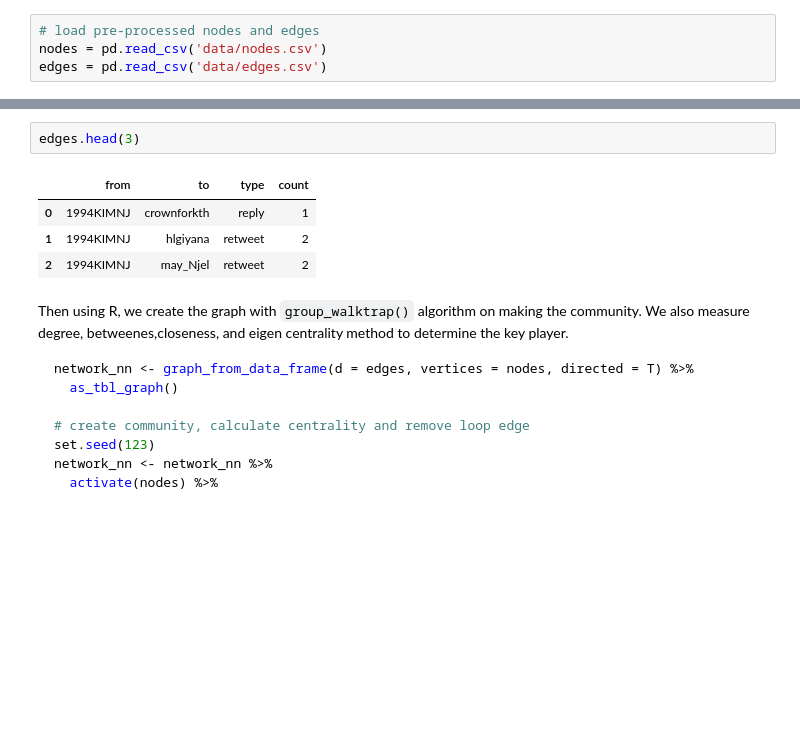
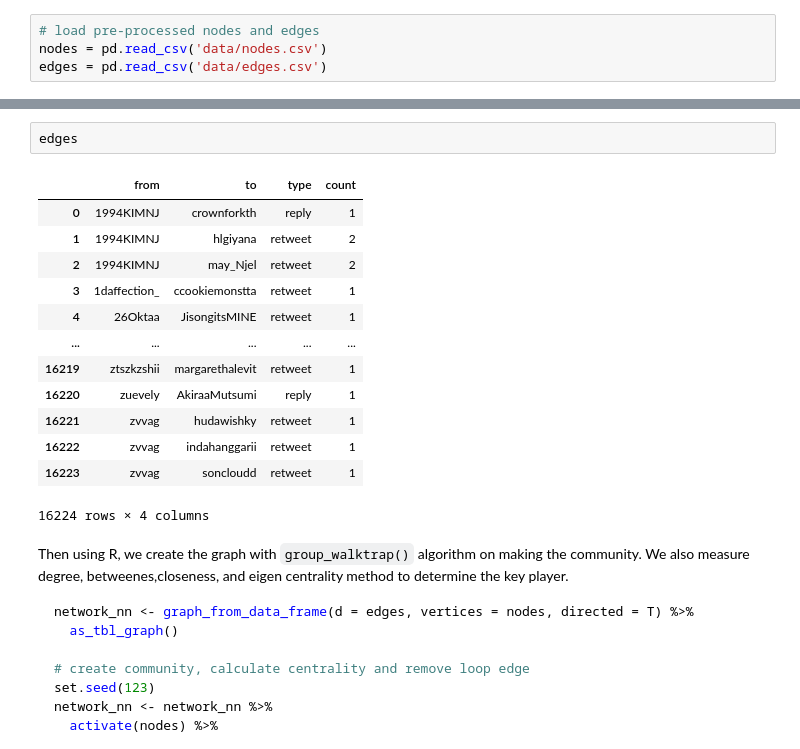
Before and after one commit to iqbalbasyar/black-lives-matter-tweet, a Jupyter notebook: black lives matters.ipynb, the cells around one changed output, grey strips where cells are left out. Drawn from its saved outputs; the diff is of its cells as text; blank space fills up the shorter version.

```diff
--- a/black lives matters.ipynb
+++ b/black lives matters.ipynb
@@ -106,10 +147,19 @@ nodes.head(3)
 # %%
-edges.head(3)
+edges
 # %% [output]
 |  | from | to | type | count |
 | 0 | 1994KIMNJ | crownforkth | reply | 1 |
 | 1 | 1994KIMNJ | hlgiyana | retweet | 2 |
 | 2 | 1994KIMNJ | may_Njel | retweet | 2 |
+| 3 | 1daffection_ | ccookiemonstta | retweet | 1 |
+| 4 | 26Oktaa | JisongitsMINE | retweet | 1 |
+| ... | ... | ... | ... | ... |
+| 16219 | ztszkzshii | margarethalevit | retweet | 1 |
+| 16220 | zuevely | AkiraaMutsumi | reply | 1 |
+| 16221 | zvvag | hudawishky | retweet | 1 |
+| 16222 | zvvag | indahanggarii | retweet | 1 |
+| 16223 | zvvag | soncloudd | retweet | 1 |
+16224 rows × 4 columns
 # %% [markdown]
 Then using R, we create the graph with `group_walktrap()` algorithm on making the community.
 We also measure degree, betweenes,closeness, and eigen centrality method to determine the key player.
```
Also changed, not shown: parts of 12 cells of this notebook, 4 other files.
